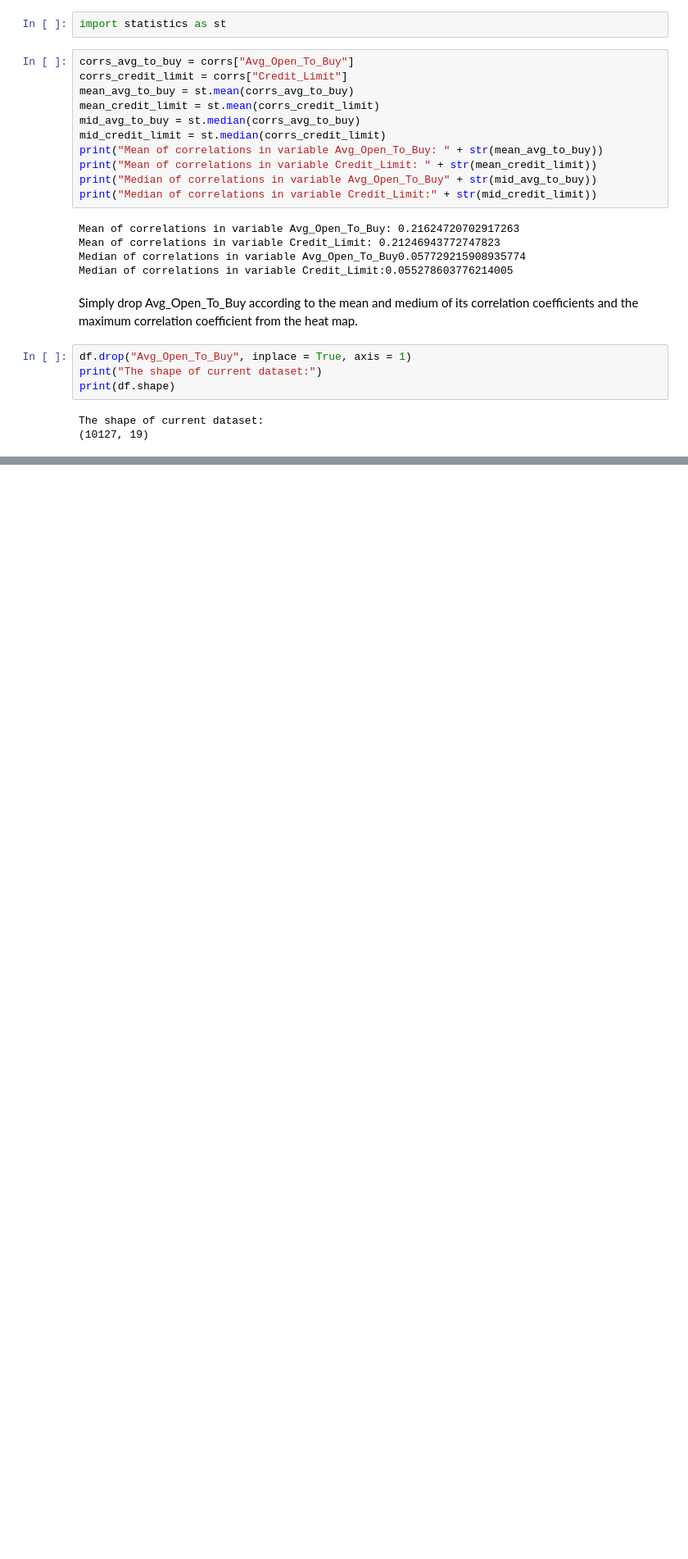
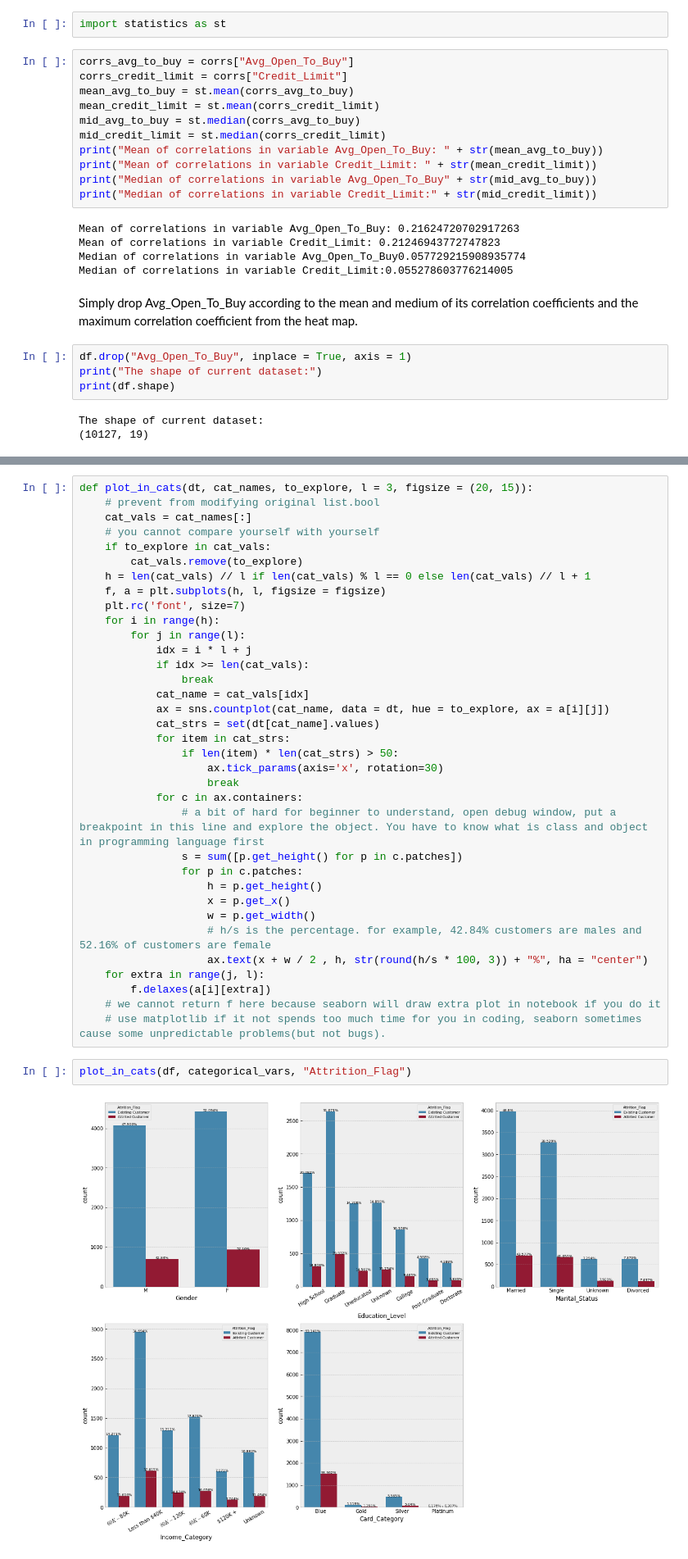
Before and after one commit to 610yilingliu/data-science-for-finance, a Jupyter notebook: credit_card_customers/analyze.ipynb, the cells around one changed output, grey strips where cells are left out. Shown at 82% size. Saved outputs shown, nothing was run; the diff lists cells and outputs as text; blank space fills up the shorter version.

```diff
--- a/credit_card_customers/analyze.ipynb
+++ b/credit_card_customers/analyze.ipynb
@@ -324,4 +332,43 @@ We are also interested in customer and non-customer in categorical values.
 
 One example of our interest is:
 if this person in our dataset is a male, what is the probability of him already become our customer?
+# %%
+def plot_in_cats(dt, cat_names, to_explore, l = 3, figsize = (20, 15)):
+    # prevent from modifying original list.bool
+    cat_vals = cat_names[:]
+    # you cannot compare yourself with yourself
+    if to_explore in cat_vals:
+        cat_vals.remove(to_explore)
+    h = len(cat_vals) // l if len(cat_vals) % l == 0 else len(cat_vals) // l + 1
+    f, a = plt.subplots(h, l, figsize = figsize)
+    plt.rc('font', size=7)
+    for i in range(h):
+        for j in range(l):
+            idx = i * l + j
+            if idx >= len(cat_vals):
+                break
+            cat_name = cat_vals[idx]
+            ax = sns.countplot(cat_name, data = dt, hue = to_explore, ax = a[i][j])
+            cat_strs = set(dt[cat_name].values)
+            for item in cat_strs:
+                if len(item) * len(cat_strs) > 50:
+                    ax.tick_params(axis='x', rotation=30)
+                    break
+            for c in ax.containers:
+                # a bit of hard for beginner to understand, open debug window, put a breakpoint in this line and explore the object. You have to know what is class and object in programming language first
+                s = sum([p.get_height() for p in c.patches])
+                for p in c.patches:
+                    h = p.get_height()
+                    x = p.get_x()
+                    w = p.get_width()
+                    # h/s is the percentage. for example, 42.84% customers are males and 52.16% of customers are female
+                    ax.text(x + w / 2 , h, str(round(h/s * 100, 3)) + "%", ha = "center")
+    for extra in range(j, l):
+        f.delaxes(a[i][extra])
+    # we cannot return f here because seaborn will draw extra plot in notebook if you do it
+    # use matplotlib if it not spends too much time for you in coding, seaborn sometimes cause some unpredictable problems(but not bugs).
+# %%
+plot_in_cats(df, categorical_vars, "Attrition_Flag")
+# %% [output]
+[figure, added]
 # %% [markdown]
```
Also changed, not shown: parts of 15 cells of this notebook, 1 other file.
